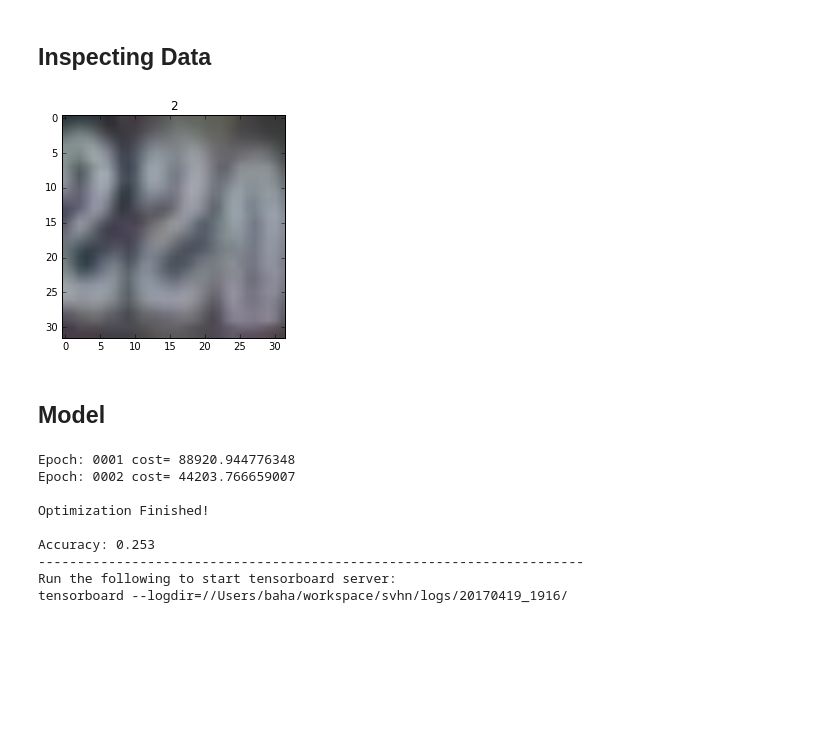
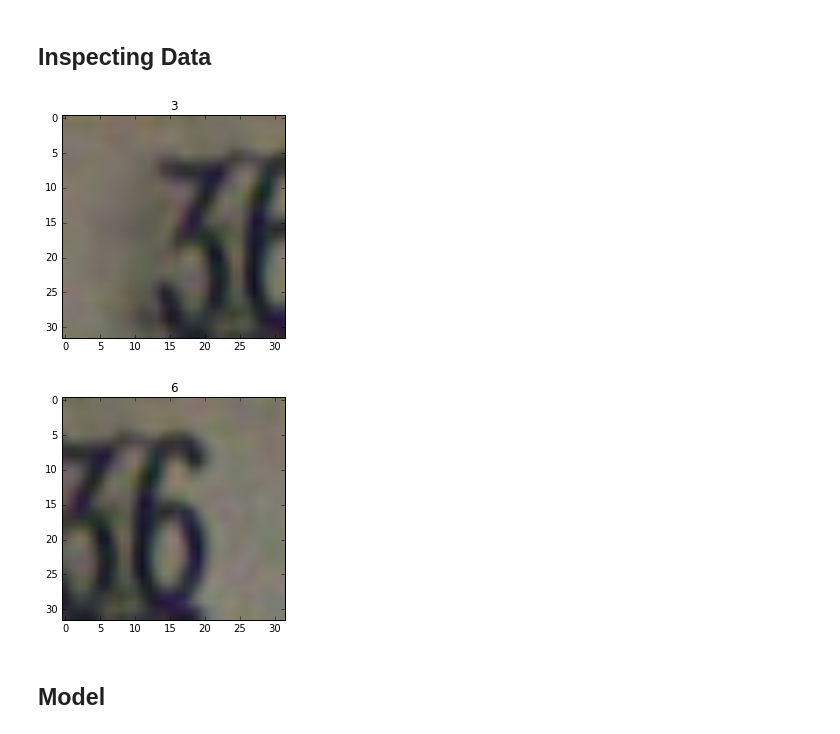
Before and after one commit to baha-nur/cnn_svhn, a Jupyter notebook: SVHN.ipynb, the cells around one changed output. Saved outputs shown, nothing was run; the diff lists cells and outputs as text; code cells hidden in the pictures; blank space fills up the shorter version.

```diff
--- a/SVHN.ipynb
+++ b/SVHN.ipynb
@@ -12,16 +17,17 @@ svhn = gen_input.read_data_sets("data/train_32x32.mat", train_test_valid_split)
 svhn.train.images[0].shape
 svhn.train.images.shape
 # %%
-for i in range(1000, 1001):
+for i in range(4000, 4002):
     fig = plt.figure()
     ax = fig.add_subplot(1,1,1)
 
     img = svhn.validation.images[i]
     lbl = np.argmax(svhn.validation.labels[i])
     ax.set_title(lbl)
     img = img.reshape([32,32,3])
     imgplot = plt.imshow(img)
 # %% [output]
-[figure, old version]
+[figure, new version]
+[figure, added]
 # %% [markdown]
 ## Model
@@ -30,36 +56,6 @@ svhn = gen_input.read_data_sets("data/train_32x32.mat", train_test_valid_split)
 # %%
-import gen_input
-import tensorflow as tf
-from datetime import datetime
-import os
-
-# RESET TF GRAPH, just in case
-tf.reset_default_graph()
-
-# LOAD DATA
-train_test_valid_split = [0.7, 0.15, 0.15]
-#svhn = gen_input.read_data_sets("data/train_32x32.mat", train_test_valid_split)
-
-##########################################
-##                                      ##
-##              Parameters              ##
-##                                      ##
-##########################################
-# Training Parameters
-learning_rate = 1e-3
-training_epochs = 2 # <--- should be higher
-batch_size = 100
-total_batches = int(0.1 * svhn.train.num_examples / batch_size) # <-- remove 0.1
-
-# Data Parameters
-n_input = 1024 # SVHN data input (img shape: 32*32)
-n_classes = 10 # total classes (0-9 digits)
-channels = 3
-train_keep_prob = 0.9
-
 ts = datetime.now().strftime('%Y%m%d_%H%M')
 logs_path = "logs/{}/".format(ts)
-
 
 ##########################################
 ##                                      ##
@@ -112,6 +108,9 @@ def conv_net(x, weights, biases, keep_prob):
 ##            Variable Scopes           ##
 ##            (for neatness)            ##
 ##########################################
+
+# RESET TF GRAPH, just in case
+tf.reset_default_graph()
 
 with tf.name_scope('input'):
     x = tf.placeholder(tf.float32, shape=[None, n_input, channels], name="x_input")
@@ -226,13 +225,3 @@ with tf.Session() as sess:
     pwd = os.getcwd()+"/"
     print("Run the following to start tensorboard server:\n" \
           "tensorboard --logdir=/{}{}".format(pwd, logs_path))
-# %% [output]
-Epoch: 0001 cost= 88920.944776348
-Epoch: 0002 cost= 44203.766659007
-
-Optimization Finished!
-
-Accuracy: 0.253
-----------------------------------------------------------------------
-Run the following to start tensorboard server:
-tensorboard --logdir=//Users/baha/workspace/svhn/logs/20170419_1916/
```
Also changed, not shown: parts of 5 cells of this notebook, 1 other file.
